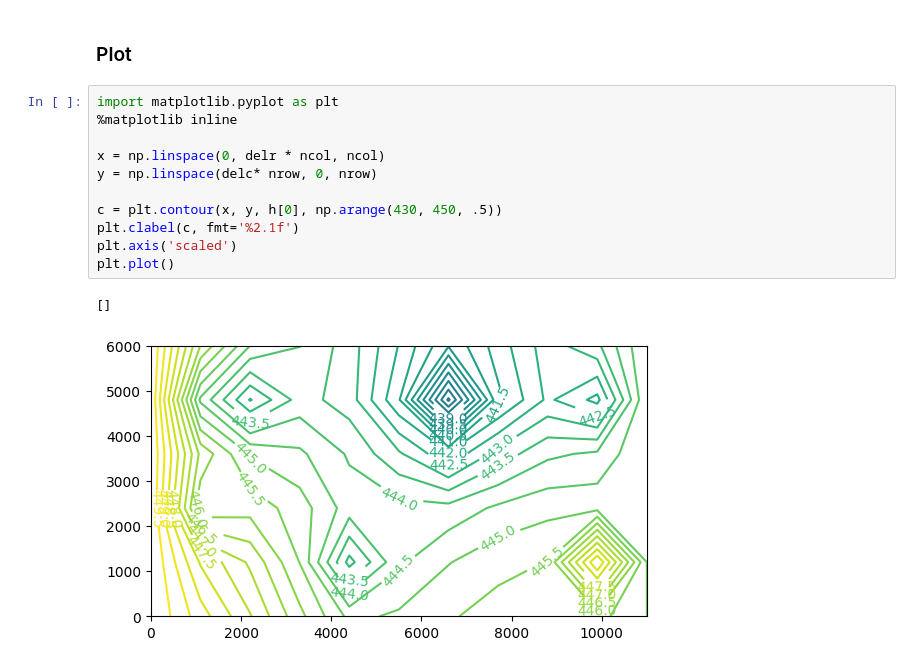
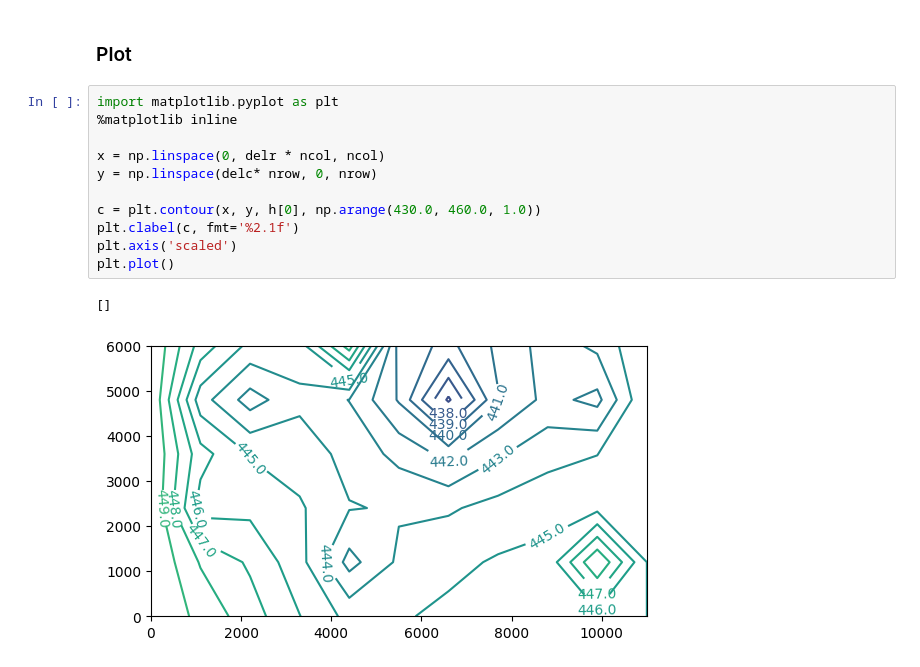
Before and after one commit to inowas/rio-primero-case-study, a Jupyter notebook: 2023-07-12 - Rio Primero With Lake Boundary.ipynb, the cells around one changed output. Drawn from its saved outputs; the diff is of its cells as text.

```diff
--- a/2023-07-12 - Rio Primero With Lake Boundary.ipynb
+++ b/2023-07-12 - Rio Primero With Lake Boundary.ipynb
@@ -223,14 +226,14 @@ h = hds.get_data(kstpkper=(0,0))
 # %%
 import matplotlib.pyplot as plt
 %matplotlib inline
 
 x = np.linspace(0, delr * ncol, ncol)
 y = np.linspace(delc* nrow, 0, nrow)
 
-c = plt.contour(x, y, h[0], np.arange(430, 450, .5))
+c = plt.contour(x, y, h[0], np.arange(430.0, 460.0, 1.0))
 plt.clabel(c, fmt='%2.1f')
 plt.axis('scaled')
 plt.plot()
 # %% [output]
 []
-[figure, old version]
+[figure, new version]
```
Also changed, not shown: parts of 8 cells of this notebook.
